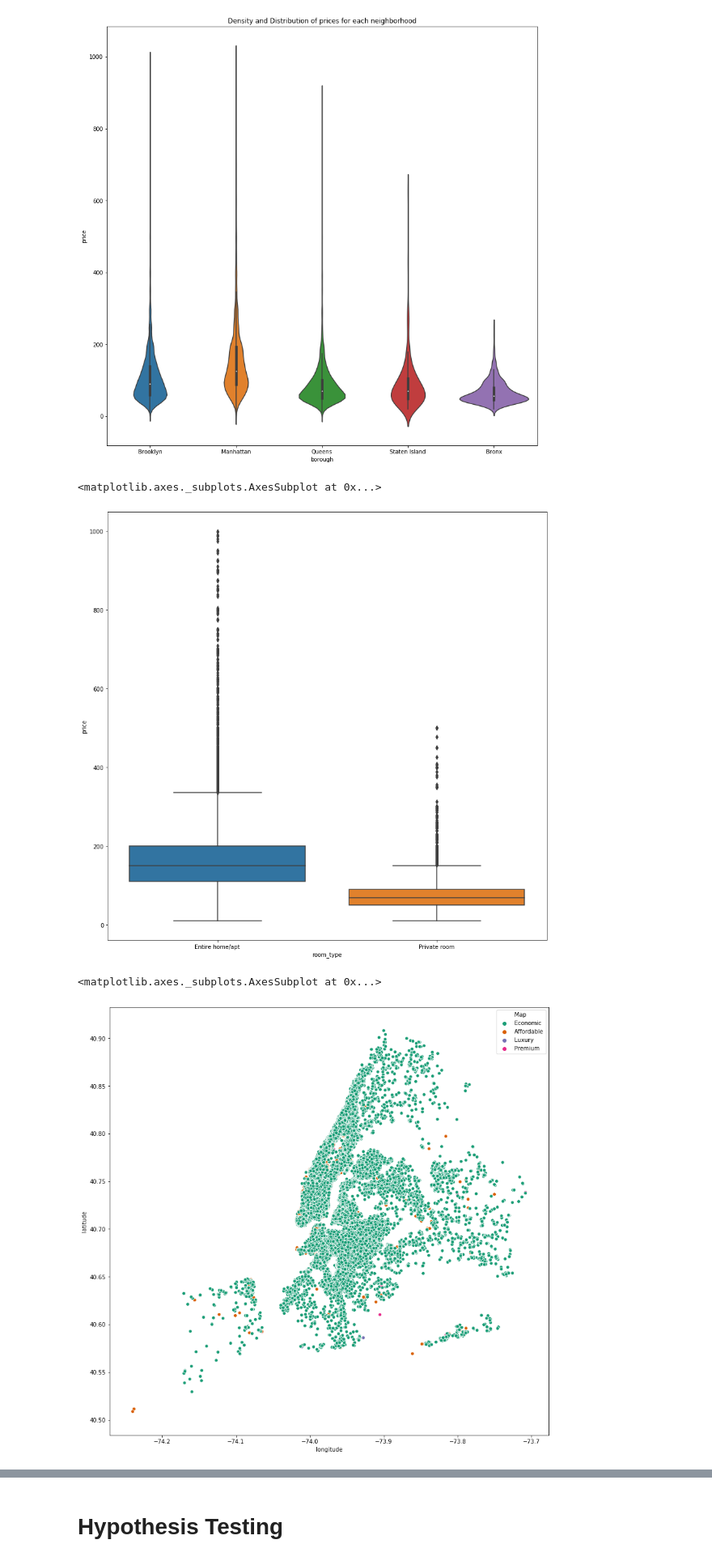
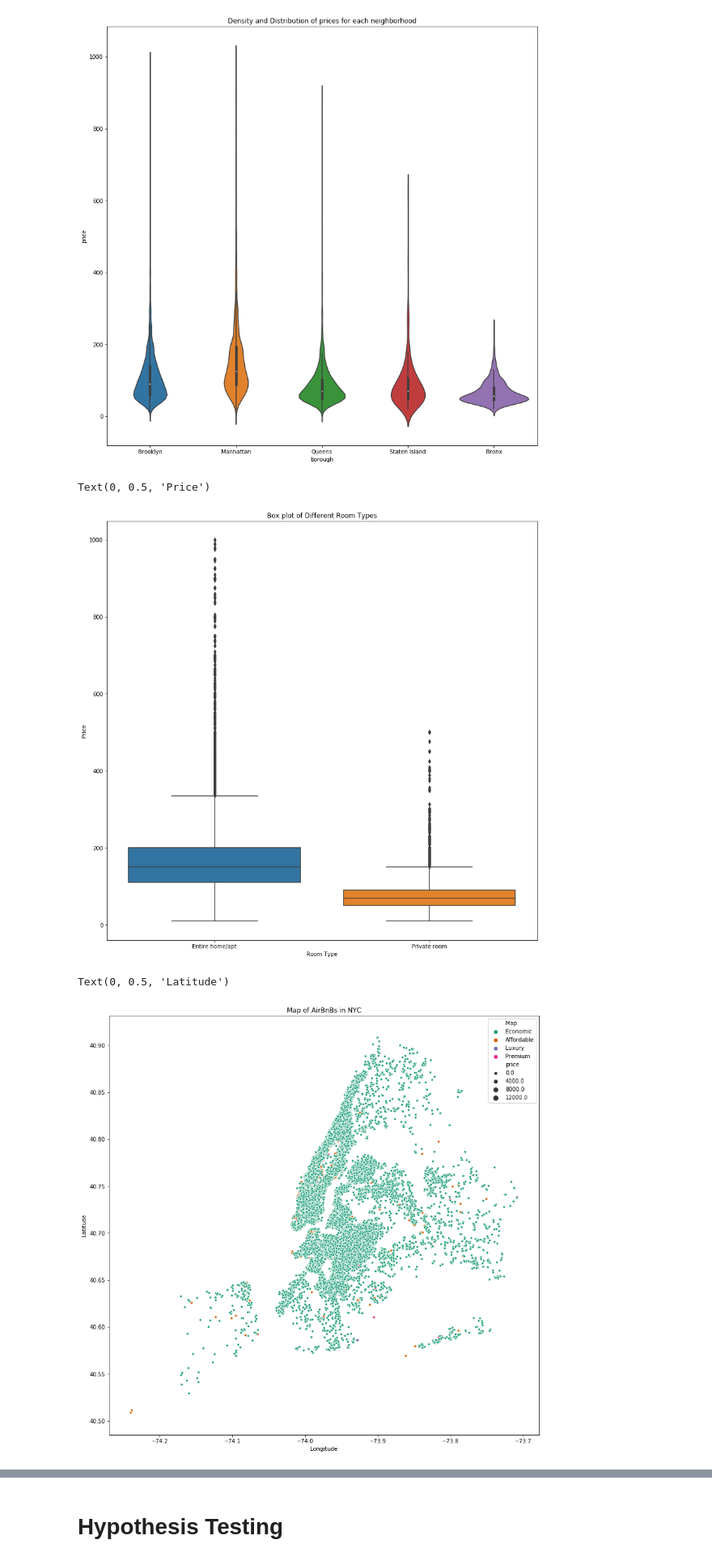
Before and after one commit to bellisor/mod2-TeamLoneWolf, a Jupyter notebook: mod2_index.ipynb, the cells around one changed output, grey strips where cells are left out. Shown at 81% size. Drawn from its saved outputs; the diff is of its cells as text; code cells hidden in the pictures.

```diff
--- a/mod2_index.ipynb
+++ b/mod2_index.ipynb
@@ -506,9 +561,15 @@ Text(0.5, 1.0, 'Density and Distribution of prices for each neighborhood')
 # %%
 plt.figure(figsize = (14,14))
 sns.boxplot(data = sdf, x = 'room_type', y = 'price')
+
+plt.title('Box plot of Different Room Types')
+# Set x-axis label
+plt.xlabel('Room Type')
+# Set y-axis label
+plt.ylabel('Price')
 # %% [output]
-<matplotlib.axes._subplots.AxesSubplot at 0x...>
+Text(0, 0.5, 'Price')
-[figure, old version]
+[figure, new version]
 # %%
 df['Map'] = df['price'].apply(lambda x: 'Luxury' if x > 1000
                                                     else ('Premium' if x >= 500 and x < 1000
@@ -517,11 +578,17 @@ df['Map'] = df['price'].apply(lambda x: 'Luxury' if x > 1000
 # %%
 plt.figure(figsize = (14,14))
 
 
-sns.scatterplot(df.longitude, df.latitude, hue='Map', data= df, palette = "Dark2", hue_order = ['Economic', 'Affordable', 'Luxury', 'Premium'])
+sns.scatterplot(df.longitude, df.latitude, hue='Map', size = 'price',
+                data= df, palette = "Dark2", hue_order = ['Economic', 'Affordable', 'Luxury', 'Premium'])
+plt.title('Map of AirBnBs in NYC')
+# Set x-axis label
+plt.xlabel('Longitude')
+# Set y-axis label
+plt.ylabel('Latitude')
 # %% [output]
-<matplotlib.axes._subplots.AxesSubplot at 0x...>
+Text(0, 0.5, 'Latitude')
-[figure, old version]
+[figure, new version]
 # %%
 plt.figure(figsize = (14,14))
 nbplot = sns.catplot(x='neighborhood', y = 'price', col= 'room_type', data =top10nb_df)
```
Also changed, not shown: parts of 14 cells of this notebook.
